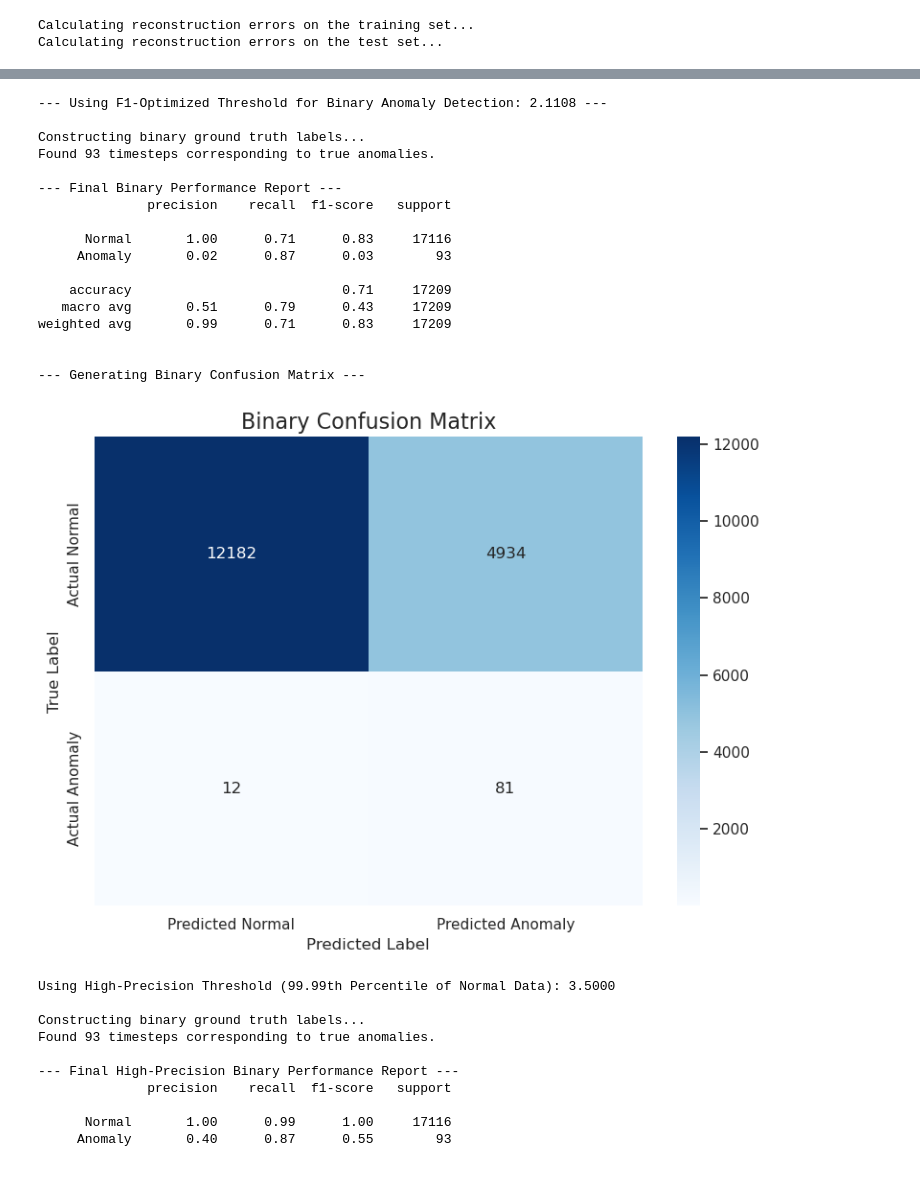
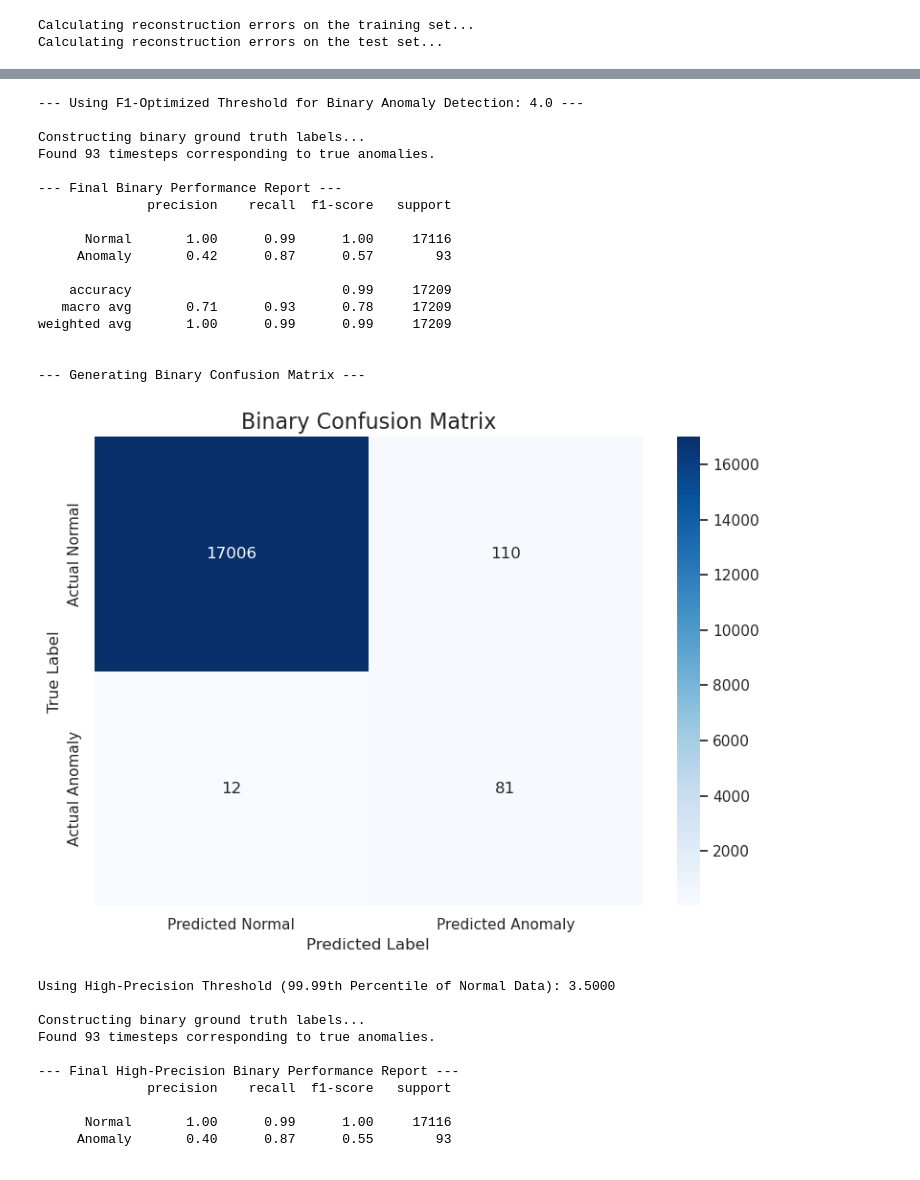
Before and after one commit to mshivam-kumar/Anomaly-Detection-in-LLM-Operations, a Jupyter notebook: main_using_modules.ipynb, the cells around one changed output, grey strips where cells are left out. Saved outputs shown, nothing was run; the diff lists cells and outputs as text; code cells hidden in the pictures.

Commit message:
Refactored main_using_modules.ipynb and added binary confusion matrix plot.

```diff
--- a/main_using_modules.ipynb
+++ b/main_using_modules.ipynb
@@ -555,11 +553,13 @@ device = torch.device("cuda" if torch.cuda.is_available() else "cpu")
 # %%
+device = torch.device("cuda" if torch.cuda.is_available() else "cpu")
+
 # Load the best model checkpoint
 from src.models.model import LSTMAutoencoder_with_dropout_regularization # Importing the model with dropout regularization
 
 checkpoint_path = os.path.join(project_config.CHECKPOINT_DIR, 'best_model.pth')
 INPUT_DIM = train_scaled.shape[1] # Number of features
 LATENT_DIM = 32 # A hyperparameter to tune
-NUM_LAYERS = 3
+NUM_LAYERS = 2
 model = LSTMAutoencoder_with_dropout_regularization(INPUT_DIM, LATENT_DIM, NUM_LAYERS).to(device)
 
 checkpoint = torch.load(checkpoint_path, map_location=device)
@@ -1621,31 +1481,18 @@ import seaborn as sns
 import torch
 from sklearn.metrics import classification_report, confusion_matrix
 
-# (Import your necessary functions and classes like LSTMAutoencoder, get_reconstruction_errors, etc.)
-# ...
-
-# ==============================================================================
-# --- Configuration & Setup ---
-# ==============================================================================
 
 # --- STEP 1: Use the SINGLE BEST threshold for binary detection ---
-final_threshold = 2.1108
+# final_threshold = 2.1108
+final_threshold = 4.0
 print(f"--- Using F1-Optimized Threshold for Binary Anomaly Detection: {final_threshold} ---")
 
 # Define project paths
 RAW_DATA_DIR = project_config.RAW_DATA_DIR
-OUTPUTS_DIR = project_config.OUTPUTS_DIR
-# ... other paths
+OUTPUTS_DIR = project_config.OUTPUTS_DIRx
 
-# ==============================================================================
-# --- Data & Model Loading ---
-# ==============================================================================
-# (Load your model, test_loader, etc. as before)
-# ...
 model.eval()
 
-# ==============================================================================
-# --- Binary Anomaly Detection ---
 # ==============================================================================
 # print("\nCalculating reconstruction errors on the test set...")
 # We only need the overall errors now, not the per-feature errors
@@ -1683,40 +1530,40 @@ y_pred = results_df['is_anomaly_pred'].values
 # --- Generate and Print the BINARY Classification Report ---
 print("\n--- Final Binary Performance Report ---")
 report = classification_report(y_true, y_pred, target_names=['Normal', 'Anomaly'])
 print(report)
 
 # --- Generate and Plot the BINARY Confusion Matrix ---
 print("\n--- Generating Binary Confusion Matrix ---")
 cm = confusion_matrix(y_true, y_pred)
 plt.figure(figsize=(8, 6))
 sns.heatmap(cm, annot=True, fmt='d', cmap='Blues',
             xticklabels=['Predicted Normal', 'Predicted Anomaly'],
             yticklabels=['Actual Normal', 'Actual Anomaly'])
 plt.title('Binary Confusion Matrix', fontsize=16)
 plt.ylabel('True Label', fontsize=12)
 plt.xlabel('Predicted Label', fontsize=12)
 plt.tight_layout()
 # ... (save plot logic)
 plt.show()
 # %% [output]
---- Using F1-Optimized Threshold for Binary Anomaly Detection: 2.1108 ---
+--- Using F1-Optimized Threshold for Binary Anomaly Detection: 4.0 ---
 
 Constructing binary ground truth labels...
 Found 93 timesteps corresponding to true anomalies.
 
 --- Final Binary Performance Report ---
               precision    recall  f1-score   support
 
-      Normal       1.00      0.71      0.83     17116
-     Anomaly       0.02      0.87      0.03        93
+      Normal       1.00      0.99      1.00     17116
+     Anomaly       0.42      0.87      0.57        93
 
-    accuracy                           0.71     17209
-   macro avg       0.51      0.79      0.43     17209
-weighted avg       0.99      0.71      0.83     17209
+    accuracy                           0.99     17209
+   macro avg       0.71      0.93      0.78     17209
+weighted avg       1.00      0.99      0.99     17209
 
 
 --- Generating Binary Confusion Matrix ---
-[figure, old version]
+[figure, new version]
 # %%
 import joblib
 import numpy as np
```
Also changed, not shown: parts of 6 cells of this notebook, 2 other files.
